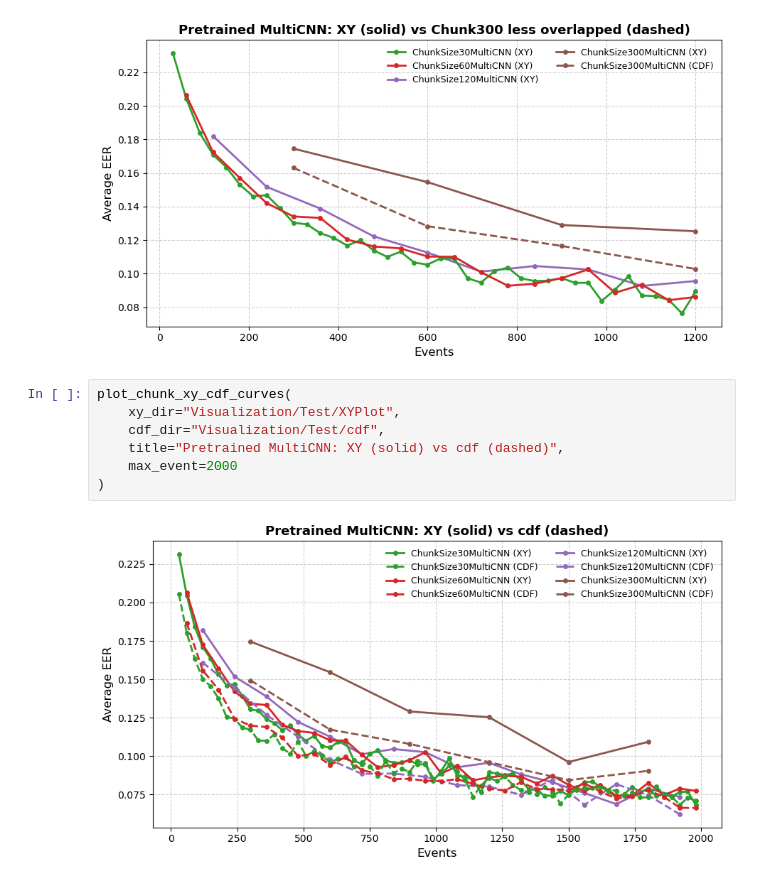
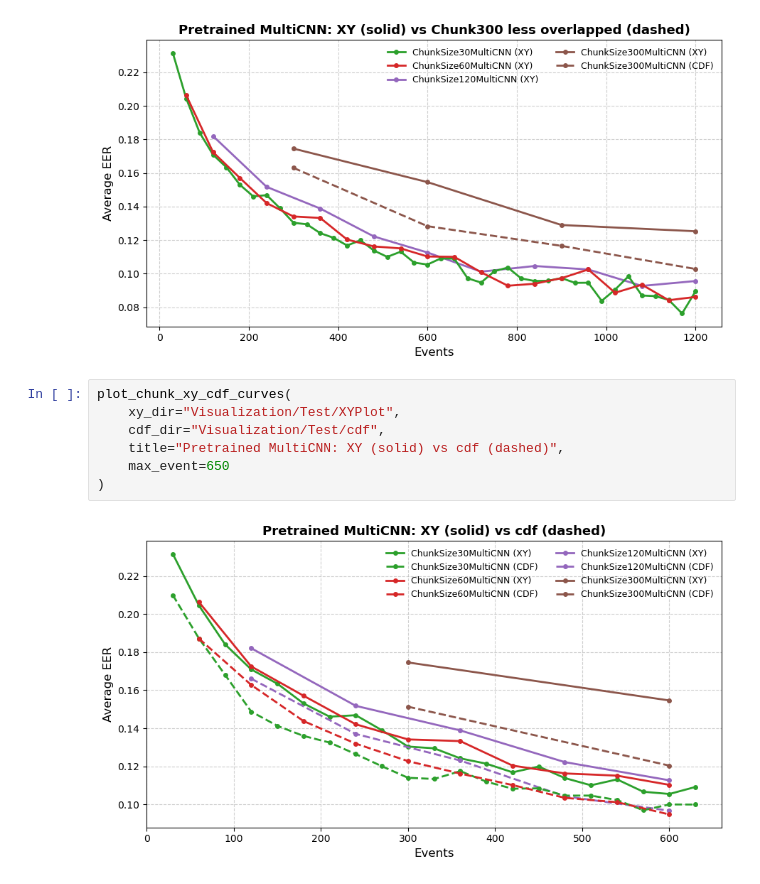
Before and after one commit to S-lijun/Mouse_Dynamics, a Jupyter notebook: Results_New.ipynb, the cells around one changed output. Saved outputs shown, nothing was run; the diff lists cells and outputs as text.

```diff
--- a/Results_New.ipynb
+++ b/Results_New.ipynb
@@ -429,9 +429,9 @@ plot_chunk_xy_cdf_curves(
 # %%
 plot_chunk_xy_cdf_curves(
     xy_dir="Visualization/Test/XYPlot",
     cdf_dir="Visualization/Test/cdf",
     title="Pretrained MultiCNN: XY (solid) vs cdf (dashed)",
-    max_event=2000
+    max_event=650
 )
 # %% [output]
-[figure, old version]
+[figure, new version]
```
Also changed, not shown: 13 other files.
